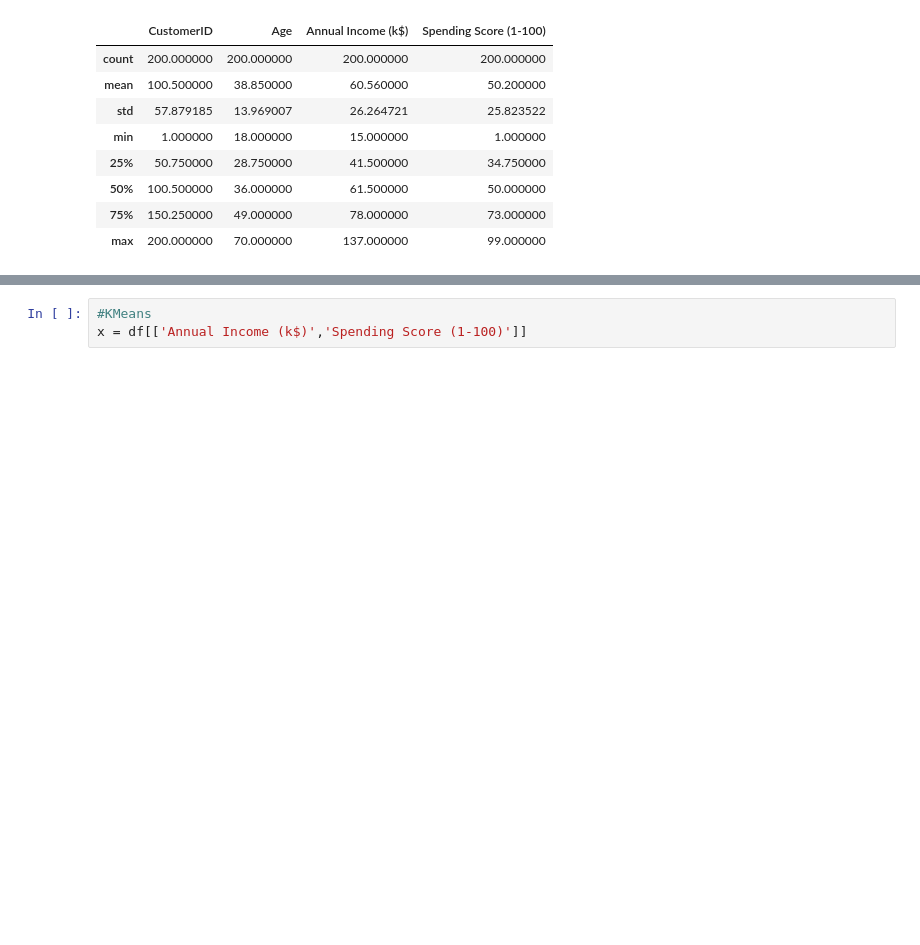
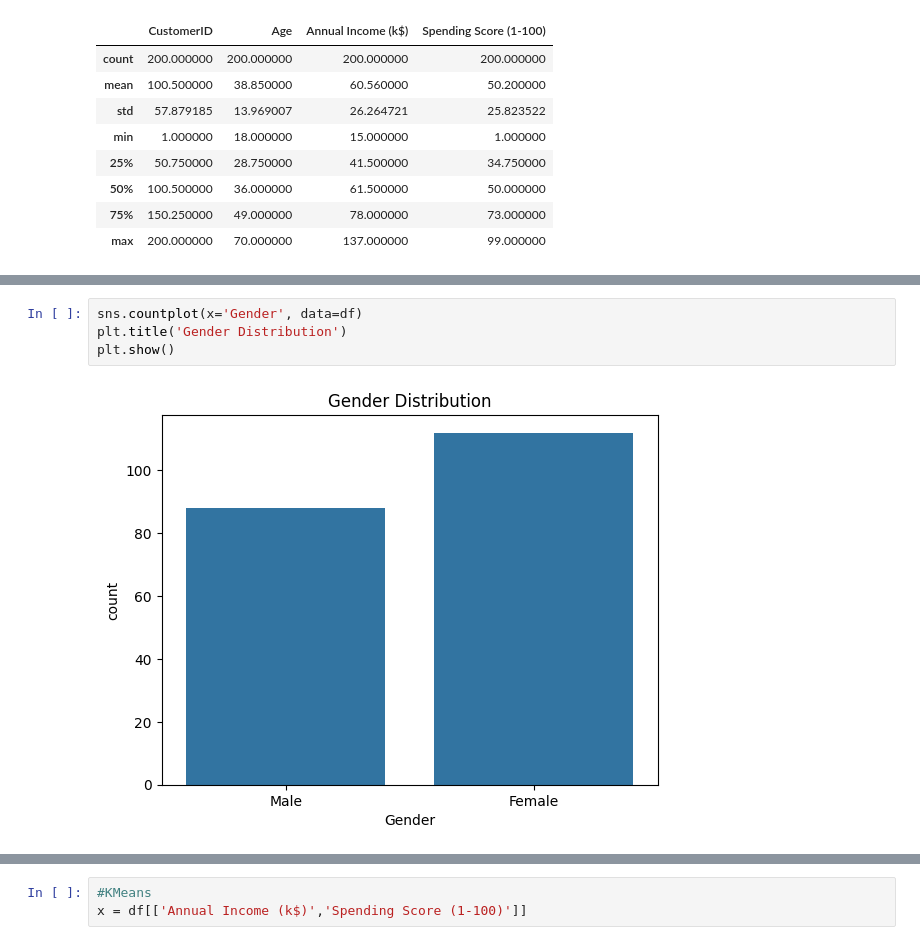
Before and after one commit to jishnuuverse/customer-segmentation-clustering, a Jupyter notebook: main.ipynb, the cells around one changed output, grey strips where cells are left out. Drawn from its saved outputs; the diff is of its cells as text; blank space fills up the shorter version.

```diff
--- a/main.ipynb
+++ b/main.ipynb
@@ -37,0 +63,6 @@ df.describe()
+# %%
+sns.countplot(x='Gender', data=df)
+plt.title('Gender Distribution')
+plt.show()
+# %% [output]
+[figure, added]
```
Also changed, not shown: parts of 6 cells of this notebook.
